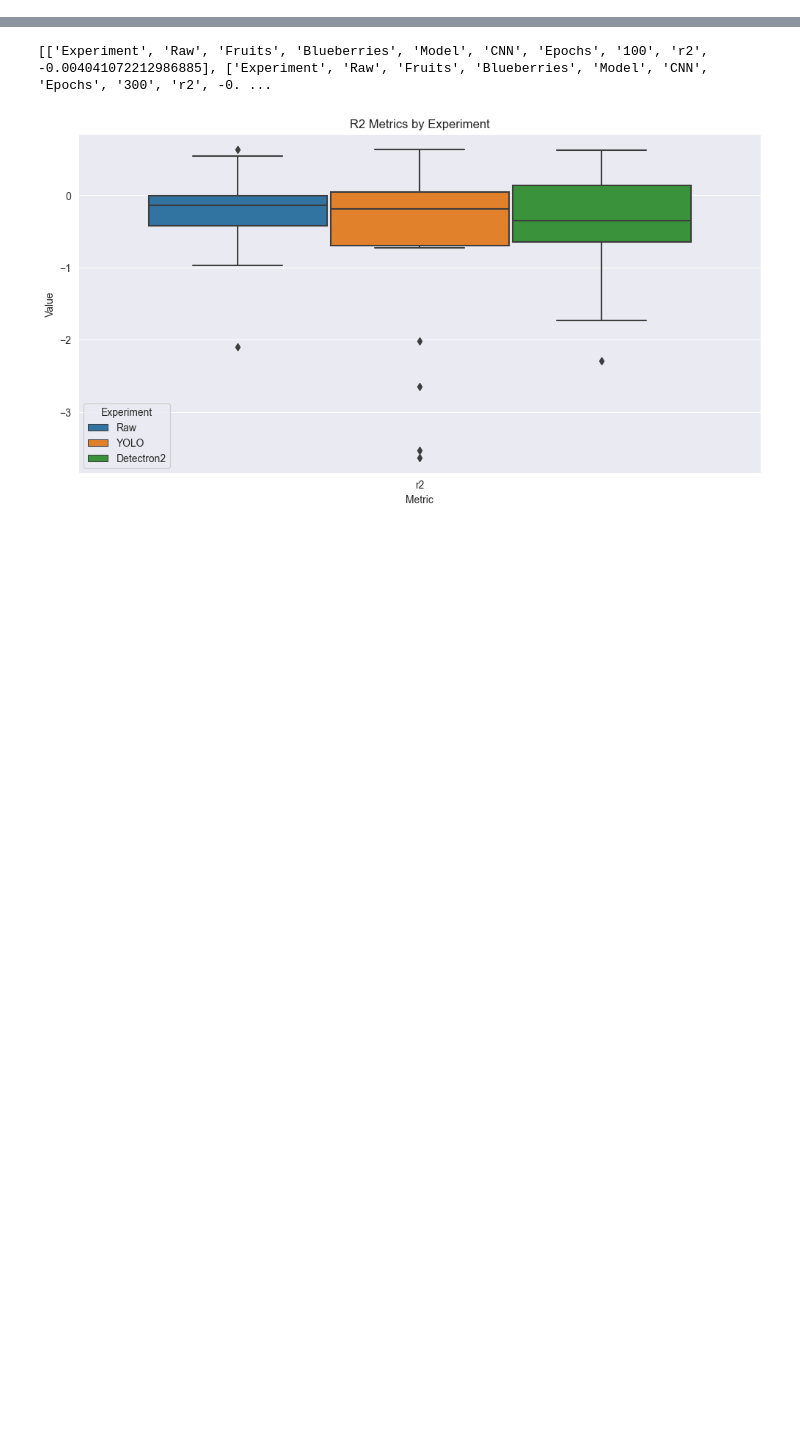
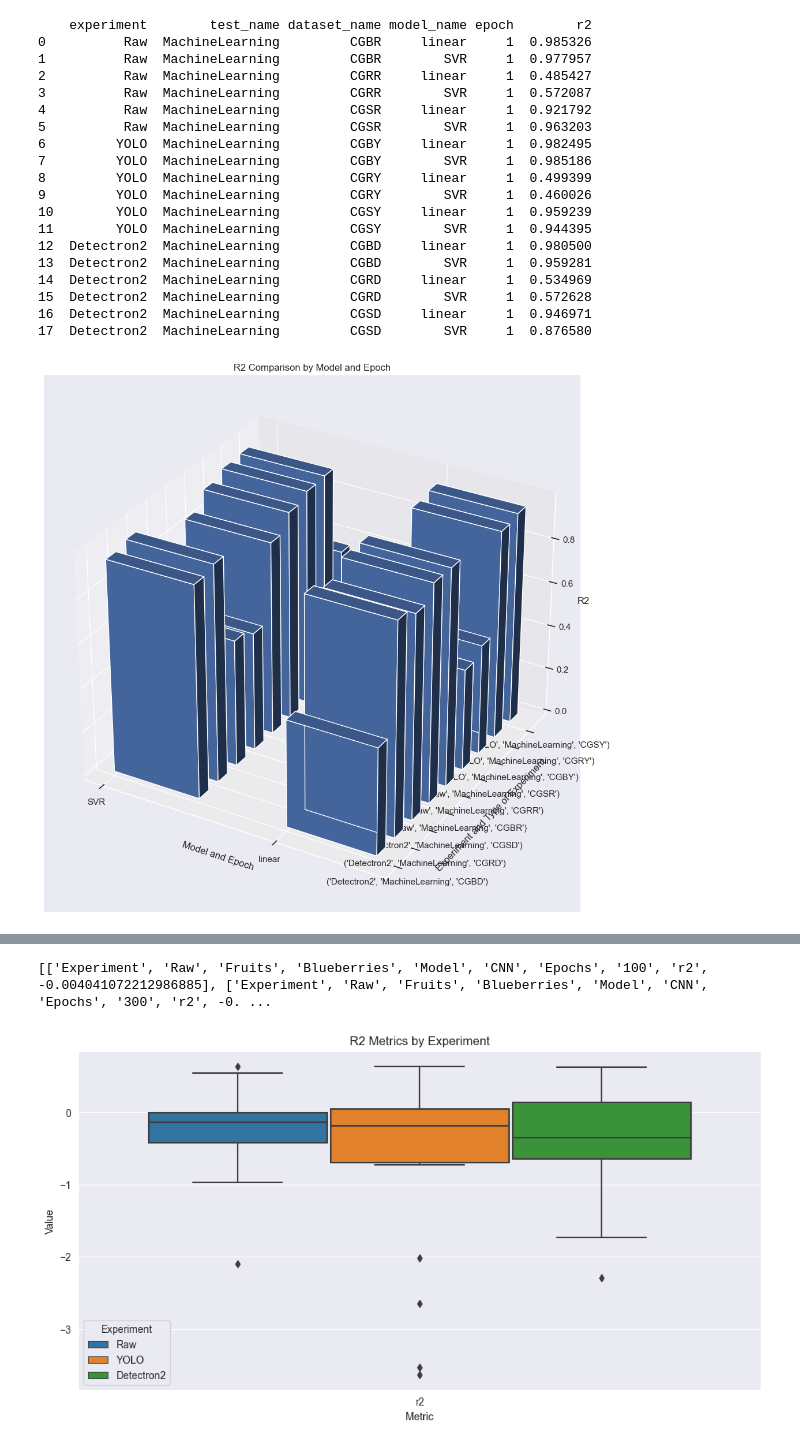
Before and after one commit to pcruiher08/ImageFeatures, a Jupyter notebook: Experiments/Graphs.ipynb, the cells around one changed output, grey strips where cells are left out. Saved outputs shown, nothing was run; the diff lists cells and outputs as text; code cells hidden in the pictures; blank space fills up the shorter version.

```diff
--- a/Experiments/Graphs.ipynb
+++ b/Experiments/Graphs.ipynb
@@ -90,0 +161,23 @@ def plot_r2_heatmap(results_dict):
+# %%
+plot_r2_heatmap_3d(resultsML)
+# %% [output]
+    experiment        test_name dataset_name model_name epoch        r2
+0          Raw  MachineLearning         CGBR     linear     1  0.985326
+1          Raw  MachineLearning         CGBR        SVR     1  0.977957
+2          Raw  MachineLearning         CGRR     linear     1  0.485427
+3          Raw  MachineLearning         CGRR        SVR     1  0.572087
+4          Raw  MachineLearning         CGSR     linear     1  0.921792
+5          Raw  MachineLearning         CGSR        SVR     1  0.963203
+6         YOLO  MachineLearning         CGBY     linear     1  0.982495
+7         YOLO  MachineLearning         CGBY        SVR     1  0.985186
+8         YOLO  MachineLearning         CGRY     linear     1  0.499399
+9         YOLO  MachineLearning         CGRY        SVR     1  0.460026
+10        YOLO  MachineLearning         CGSY     linear     1  0.959239
+11        YOLO  MachineLearning         CGSY        SVR     1  0.944395
+12  Detectron2  MachineLearning         CGBD     linear     1  0.980500
+13  Detectron2  MachineLearning         CGBD        SVR     1  0.959281
+14  Detectron2  MachineLearning         CGRD     linear     1  0.534969
+15  Detectron2  MachineLearning         CGRD        SVR     1  0.572628
+16  Detectron2  MachineLearning         CGSD     linear     1  0.946971
+17  Detectron2  MachineLearning         CGSD        SVR     1  0.876580
+[figure, added]
```
Also changed, not shown: parts of 10 cells of this notebook.
